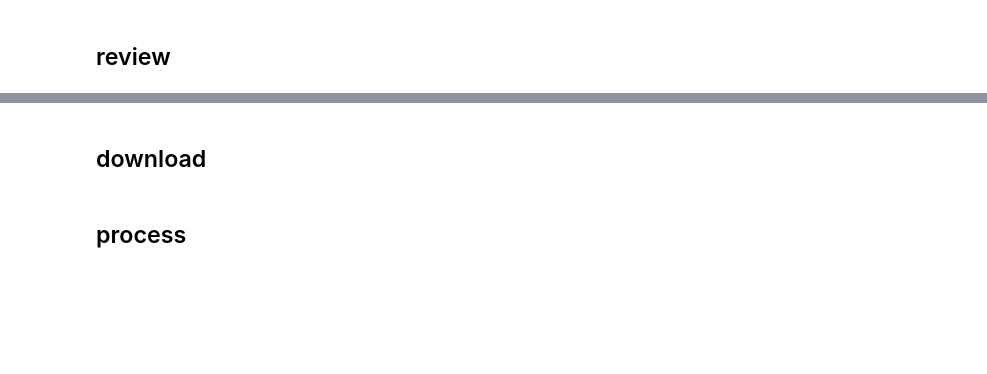
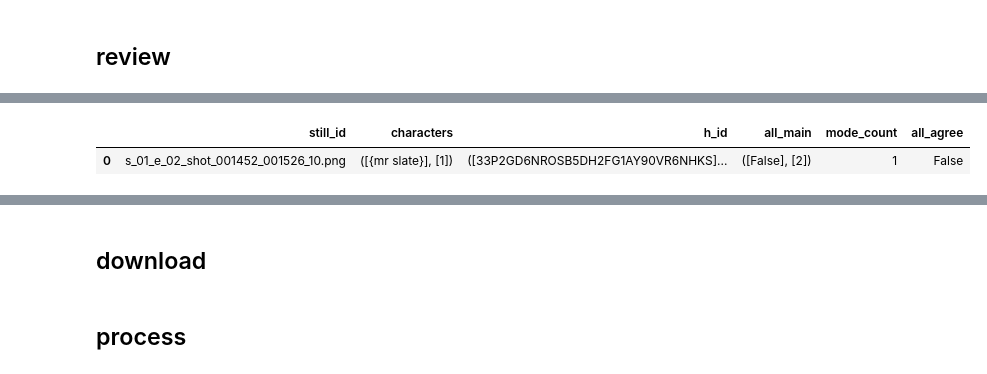
Before and after one commit to drschwenk/stage_1, a Jupyter notebook: char_bboxes.ipynb, the cells around one changed output, grey strips where cells are left out. Saved outputs shown, nothing was run; the diff lists cells and outputs as text; code cells hidden in the pictures; blank space fills up the shorter version.

```diff
--- a/char_bboxes.ipynb
+++ b/char_bboxes.ipynb
@@ -769,0 +800,2 @@ amt_con.delete_all_hits()
+# %%
+grouped_by_still = char_df.groupby('still_id')
@@ -769,0 +806,3 @@ amt_con.delete_all_hits()
+# %%
+agged_on_mode = grouped_by_still.agg(lambda x: scipy.stats.mode(x))
+consensus_results_df = agged_on_mode.reset_index()
@@ -769,0 +860,5 @@ amt_con.delete_all_hits()
+# %%
+consensus_results_df.head(1)
+# %% [output]
+|  | still_id | characters | h_id | all_main | mode_count | all_agree |
+| 0 | s_01_e_02_shot_001452_001526_10.png | ([{mr slate}], [1]) | ([33P2GD6NROSB5DH2FG1AY90VR6NHKS]... | ([False], [2]) | 1 | False |
```
Also changed, not shown: parts of 81 cells of this notebook, 1 other file.
